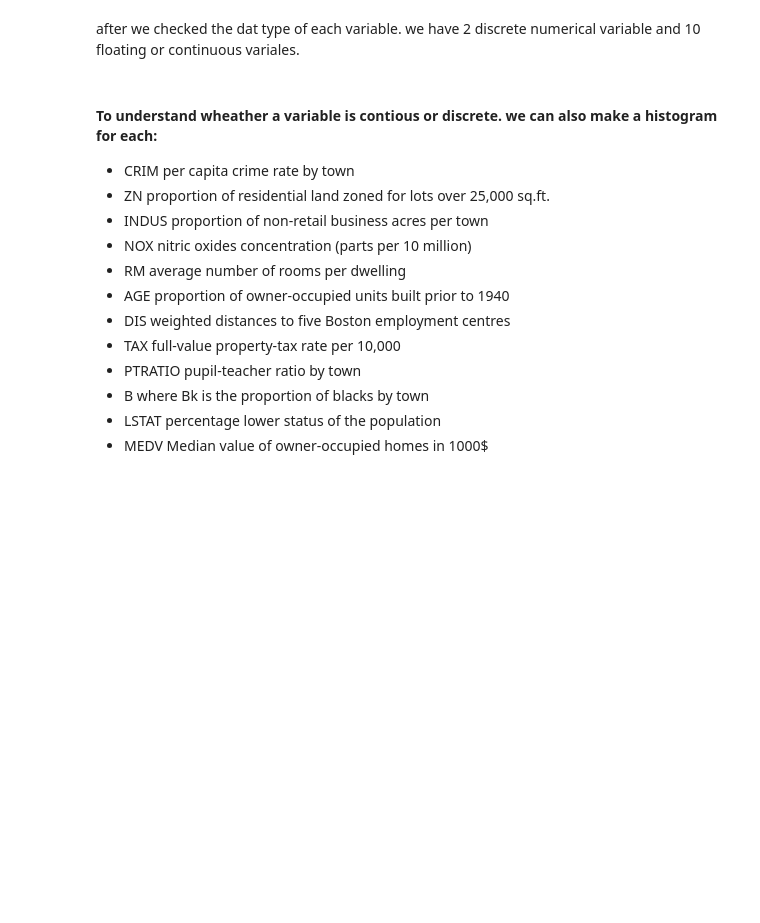
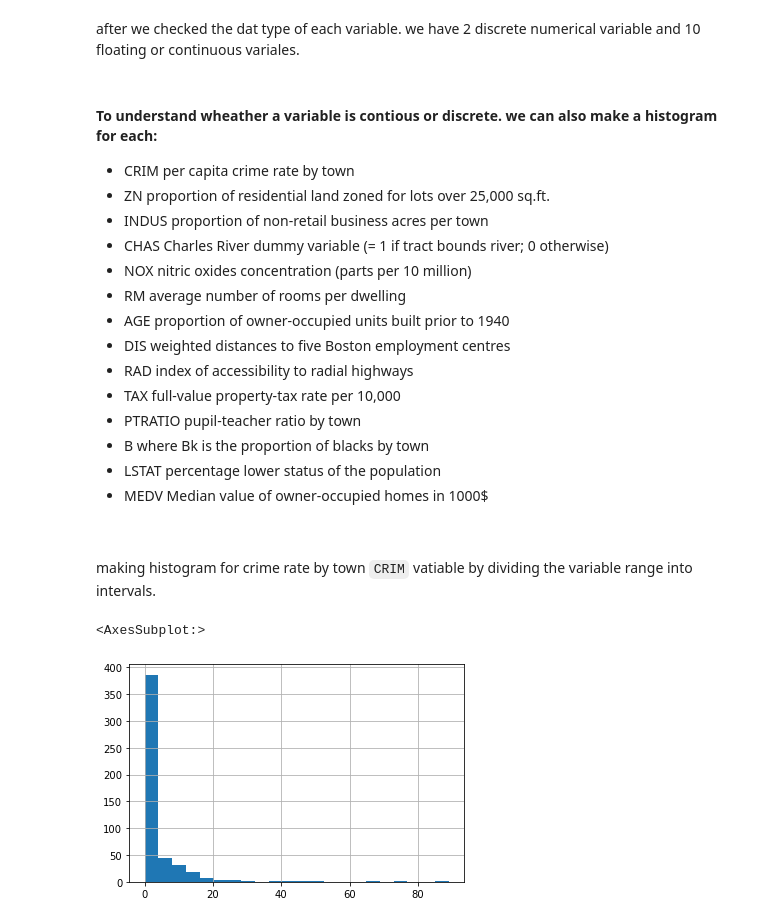
Before and after one commit to Mohamed-3ql/RegressionProjects, a Jupyter notebook: boston_housing/house_price_prediction.ipynb, the cells around one changed output. Cells and saved outputs as stored; diff of their text form; code cells hidden in the pictures; blank space fills up the shorter version.

```diff
--- a/boston_housing/house_price_prediction.ipynb
+++ b/boston_housing/house_price_prediction.ipynb
@@ -226,12 +226,24 @@ array([24. , 21.6, 34.7, 33.4, 36.2, 28.7, 22.9, 27.1, 16.5, 18.9, 15. ,
 * CRIM     per capita crime rate by town
 * ZN       proportion of residential land zoned for lots over 25,000 sq.ft.
 * INDUS    proportion of non-retail business acres per town
+* CHAS     Charles River dummy variable (= 1 if tract bounds river; 0 otherwise)
 * NOX      nitric oxides concentration (parts per 10 million)
 * RM       average number of rooms per dwelling
 * AGE      proportion of owner-occupied units built prior to 1940
 * DIS      weighted distances to five Boston employment centres
+* RAD      index of accessibility to radial highways
 * TAX      full-value property-tax rate per 10,000
 * PTRATIO  pupil-teacher ratio by town
 * B         where Bk is the proportion of blacks by town
 * LSTAT    percentage lower status of the population
 * MEDV     Median value of owner-occupied homes in 1000$
+<br>
+# %% [markdown]
+making histogram for crime rate by town `CRIM` vatiable by dividing the variable range into intervals.
+# %%
+n_data = len(boston_data['CRIM'])
+bins = int(np.sqrt(n_data))
+boston_data['CRIM'].hist(bins=bins)
+# %% [output]
+<AxesSubplot:>
+[figure, added]
```
Also changed, not shown: parts of 55 cells of this notebook, 38 other files.
